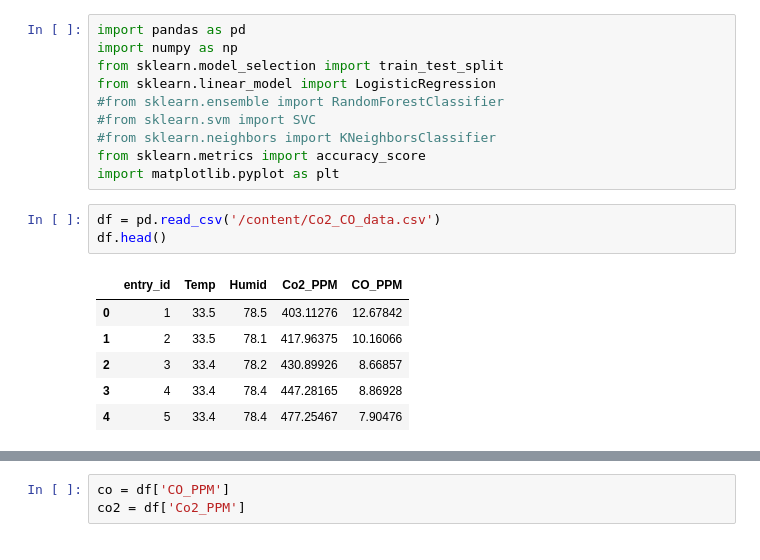
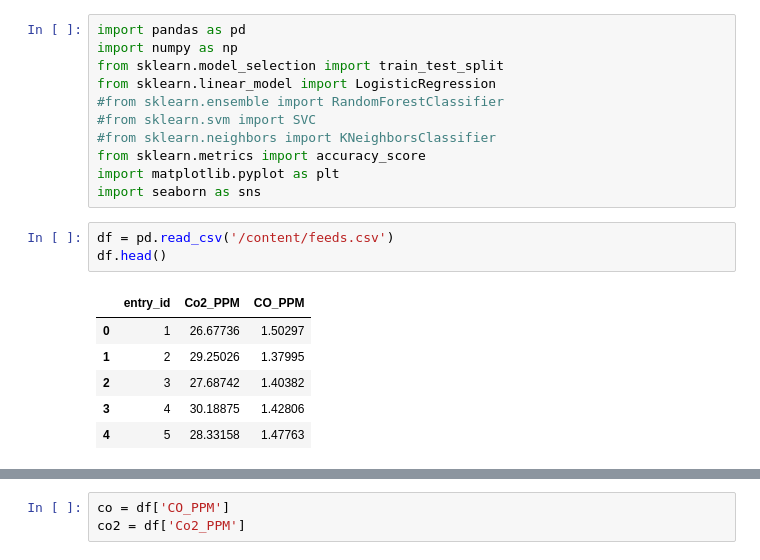
Before and after one commit to DuttAbir/Weather_monitoring, a Jupyter notebook: Air_Quality_Monitoring_TinyML/Co2_CO_TF_ML.ipynb, the cells around one changed output, grey strips where cells are left out. Drawn from its saved outputs; the diff is of its cells as text.

```diff
--- a/Air_Quality_Monitoring_TinyML/Co2_CO_TF_ML.ipynb
+++ b/Air_Quality_Monitoring_TinyML/Co2_CO_TF_ML.ipynb
@@ -8,14 +8,15 @@ from sklearn.linear_model import LogisticRegression
 #from sklearn.neighbors import KNeighborsClassifier
 from sklearn.metrics import accuracy_score
 import matplotlib.pyplot as plt
+import seaborn as sns
 # %%
-df = pd.read_csv('/content/Co2_CO_data.csv')
+df = pd.read_csv('/content/feeds.csv')
 df.head()
 # %% [output]
-|  | entry_id | Temp | Humid | Co2_PPM | CO_PPM |
-| 0 | 1 | 33.5 | 78.5 | 403.11276 | 12.67842 |
-| 1 | 2 | 33.5 | 78.1 | 417.96375 | 10.16066 |
-| 2 | 3 | 33.4 | 78.2 | 430.89926 | 8.66857 |
-| 3 | 4 | 33.4 | 78.4 | 447.28165 | 8.86928 |
-| 4 | 5 | 33.4 | 78.4 | 477.25467 | 7.90476 |
+|  | entry_id | Co2_PPM | CO_PPM |
+| 0 | 1 | 26.67736 | 1.50297 |
+| 1 | 2 | 29.25026 | 1.37995 |
+| 2 | 3 | 27.68742 | 1.40382 |
+| 3 | 4 | 30.18875 | 1.42806 |
+| 4 | 5 | 28.33158 | 1.47763 |
 # %%
```
Also changed, not shown: parts of 18 cells of this notebook, 8 other files.
